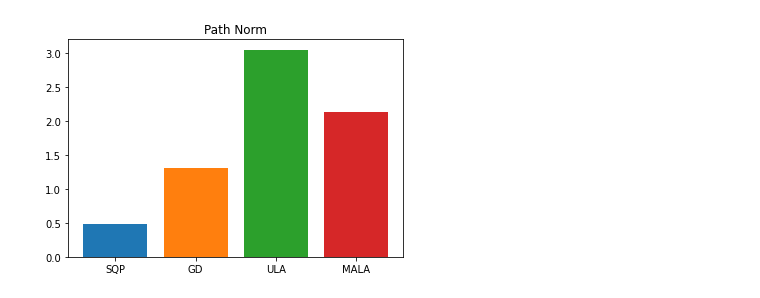
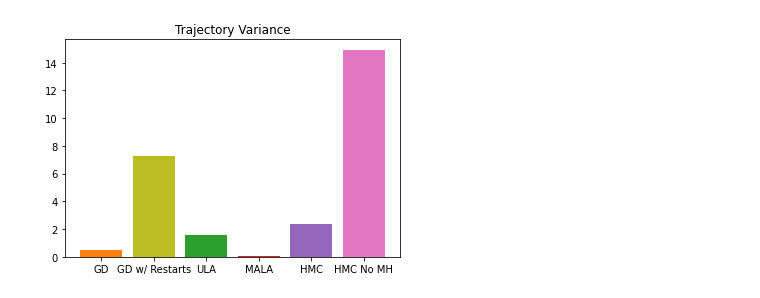
Before and after one commit to stewy33/LAMP-Project, a Jupyter notebook: project/plots.ipynb, the cells around one changed output. Saved outputs shown, nothing was run; the diff lists cells and outputs as text; code cells hidden in the pictures.

```diff
--- a/project/plots.ipynb
+++ b/project/plots.ipynb
@@ -16,12 +14,16 @@ def load_experiment_data(experiments):
             v["data"] = pickle.load(f)
 # %%
 experiments = {
-    "sqp": {"dir": "runs/penalty_sqp/run_1", "label": "SQP", "color": "tab:blue"},
-    "gd": {"dir": "runs/gradient_descent/run_1", "label": "GD", "color": "tab:orange"},
-    "ula": {"dir": "runs/ula/run_1", "label": "ULA", "color": "tab:green"},
-    "mala": {"dir": "runs/mala/run_1", "label": "MALA", "color": "tab:red"},
-    # "hmc": {"dir": "runs/qmh/run_1", "label": "QMH", "color": "tab:purple"},
-    # "qmh": {"dir": "runs/qmh/run_1", "label": "QMH", "color": "tab:pink"},
+    "penalty_sqp": {"label": "SQP", "color": "tab:blue"},
+    "penalty_sqp_with_restarts": {"label": "SQP w/ Restarts", "color": "tab:cyan"},
+    "gradient_descent": {"label": "GD", "color": "tab:orange", "burn_in": 0},
+    "gradient_descent_with_restarts": {"label": "GD w/ Restarts", "color": "tab:olive", "burn_in": 0},
+    "ula": {"label": "ULA", "color": "tab:green", "burn_in": 50},
+    "mala": {"label": "MALA", "color": "tab:red", "burn_in": 50},
+    "hmc": {"label": "HMC", "color": "tab:purple", "burn_in": 100},
+    "hmc_no_mh": {"label": "HMC No MH", "color": "tab:pink", "burn_in": 100},
+    "nmc": {"label": "NMC", "color": "tab:brown"},
+    # "nmc_no_mh": {"label": "NMC No MH", "color": "tab:gray"},
 }
 load_experiment_data(experiments)
 
@@ -41,10 +32,13 @@ plt.show()
-# %%
-def path_length(algo):
-    end_effector_poses = np.stack([r[0]["end_effector"] for r in experiments[algo]["data"]["run_results"]])
-    return np.linalg.norm(np.diff(end_effector_poses, axis=0), axis=1).sum()
-
-plt.title("Path Norm")
-plt.bar(labels, [path_length(algo) for algo in experiments.keys()], color=colors)
-plt.show()
-# %% [output]
-[figure, removed]
+# %%
+def barplot(algos, vals):
+    plt.bar([experiments[a]['label'] for a in algos], vals, color=[experiments[a]['color'] for a in algos])
+
+algos = [
+    'gradient_descent', 'gradient_descent_with_restarts', 'ula', 'mala', 'hmc', 'hmc_no_mh',
+    #'penalty_sqp', 'penalty_sqp_with_restarts', 'nmc'
+]
+plt.title("Trajectory Variance")
+barplot(algos, [np.var(experiments[a]['data']['iterates'][1:], axis=0).sum() for a in algos])
+plt.show()
+# %% [output]
+[figure, added]
```
Also changed, not shown: parts of 7 cells of this notebook, 5 other files.
